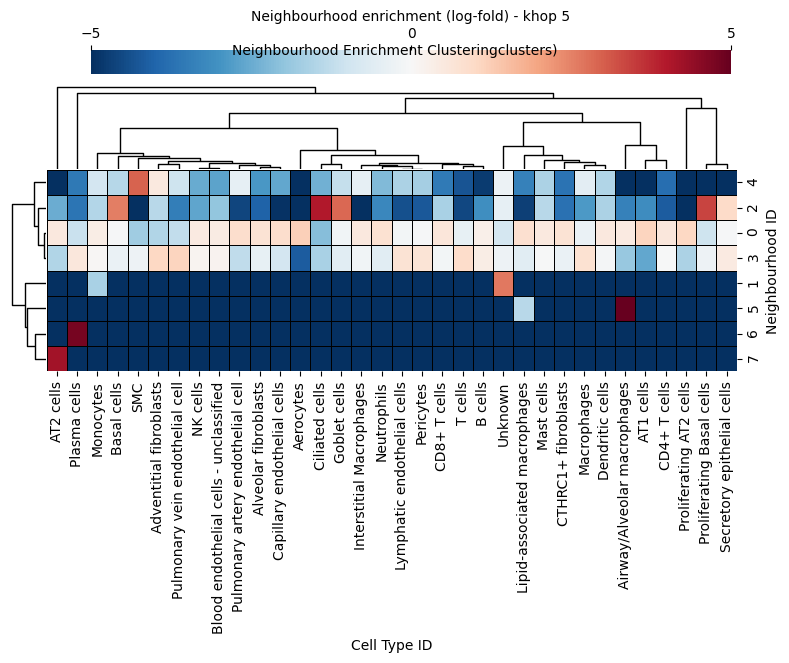
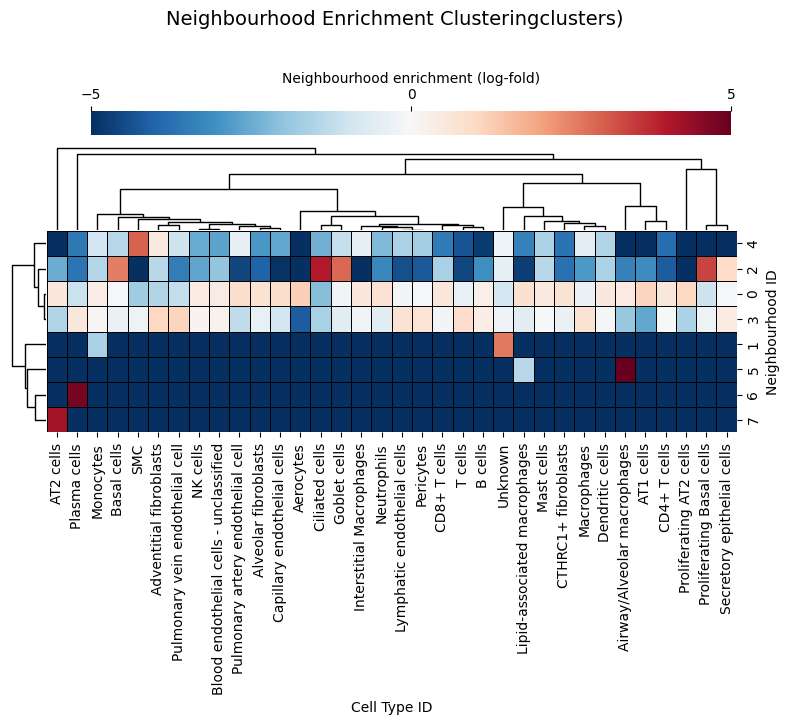
Unified diff of the notebook cell whose output changed from the first chart to the second:
--- before
+++ after
@@ -20,3 +20,3 @@
 )
 
-plt.suptitle("Neighbourhood Enrichment Clusteringclusters)", fontsize=10, y=1.04)
+plt.suptitle("Neighbourhood Enrichment Clusteringclusters)", fontsize=14, y=1.2)

Commit: fix color error